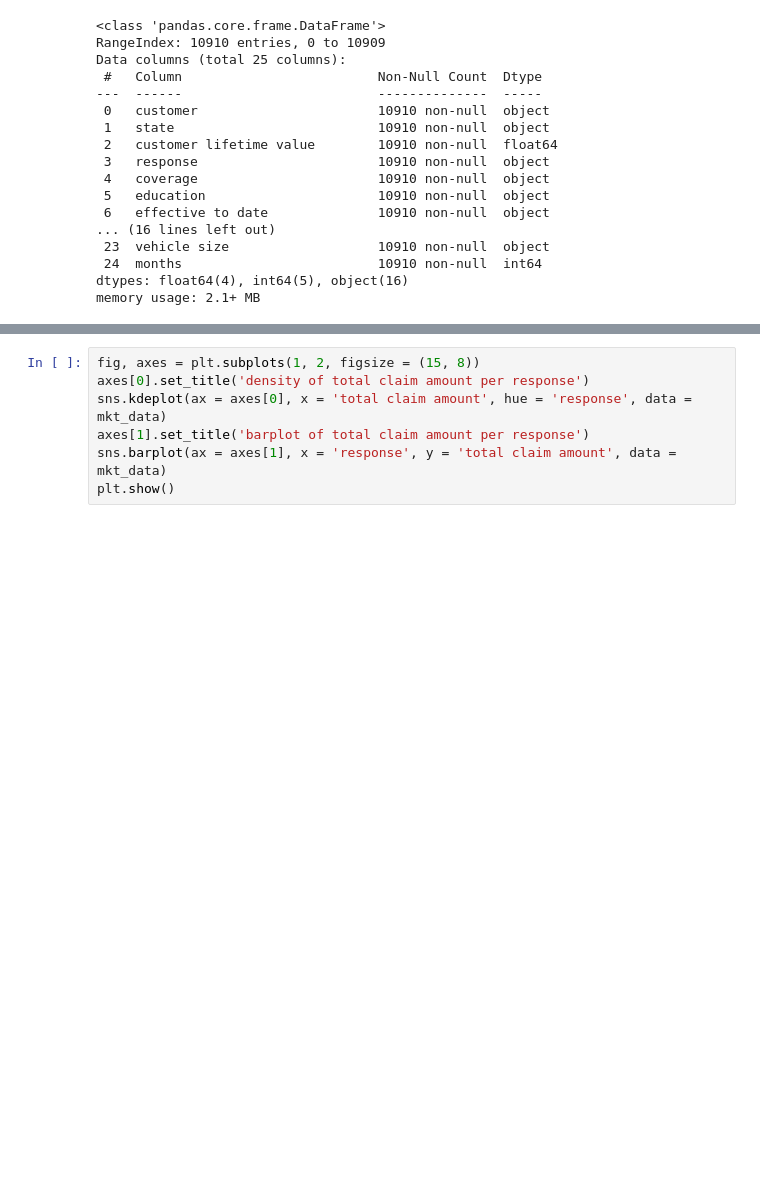
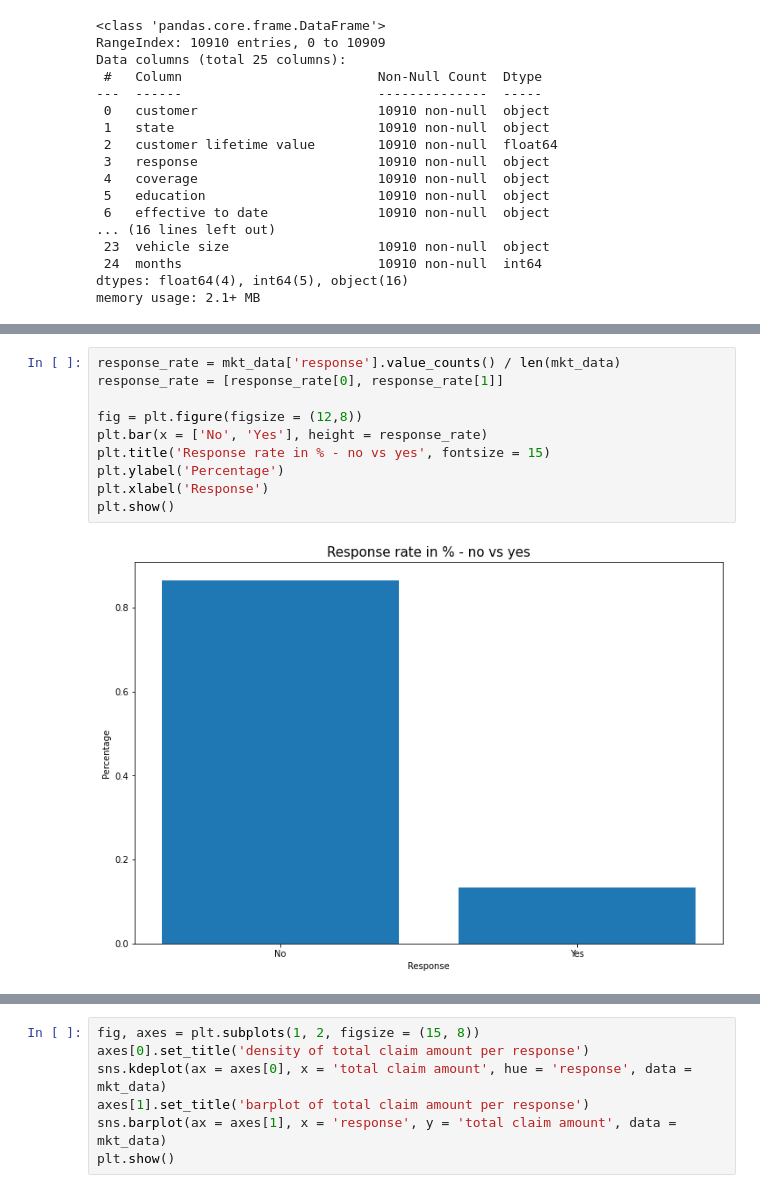
Before and after one commit to sergioaisolutions/lab-customer-analysis-round-3, a Jupyter notebook: solution.ipynb, the cells around one changed output, grey strips where cells are left out. Drawn from its saved outputs; the diff is of its cells as text; blank space fills up the shorter version.

```diff
--- a/solution.ipynb
+++ b/solution.ipynb
@@ -40,2 +47,14 @@ mkt_data.describe().T
+# %%
+response_rate = mkt_data['response'].value_counts() / len(mkt_data)
+response_rate = [response_rate[0], response_rate[1]]
+
+fig = plt.figure(figsize = (12,8))
+plt.bar(x = ['No', 'Yes'], height = response_rate)
+plt.title('Response rate in % - no vs yes', fontsize = 15)
+plt.ylabel('Percentage')
+plt.xlabel('Response')
+plt.show()
+# %% [output]
+[figure, added]
 # %%
 fig = plt.figure(figsize = (12,8))
```
Also changed, not shown: parts of 3 cells of this notebook.
